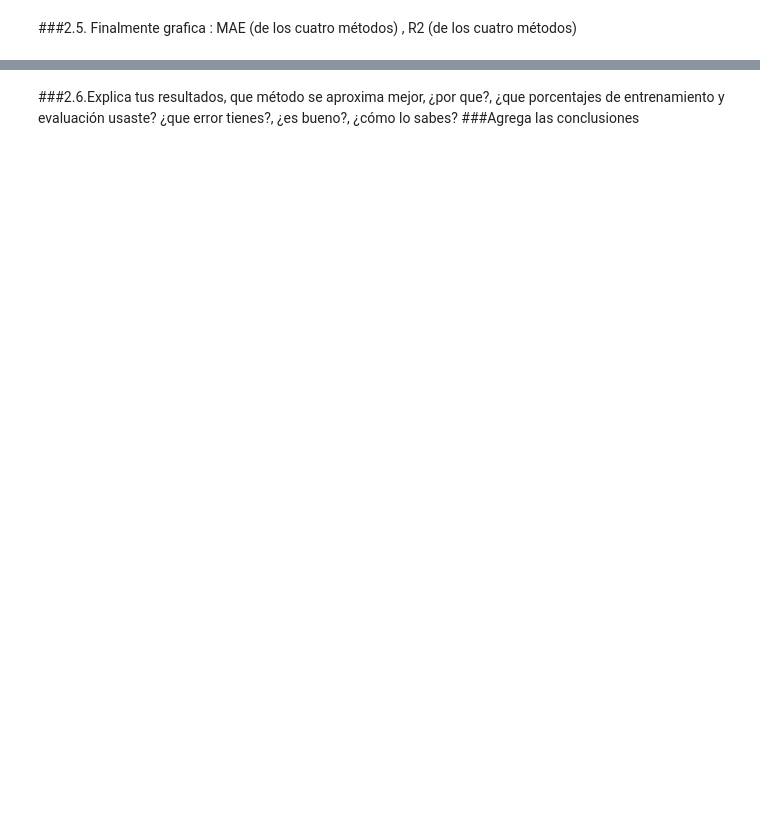
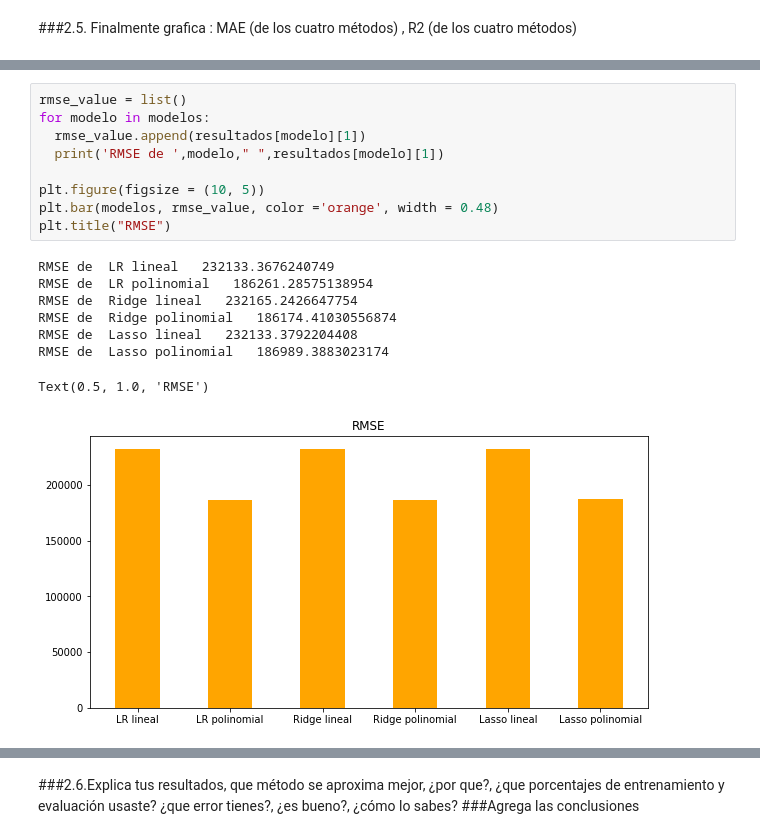
Before and after one commit to PosgradoMNA/actividades-de-aprendizaje-a00351269, a Jupyter notebook: Actividad_Semanal--7.ipynb, the cells around one changed output, grey strips where cells are left out. Drawn from its saved outputs; the diff is of its cells as text; blank space fills up the shorter version.

```diff
--- a/Actividad_Semanal--7.ipynb
+++ b/Actividad_Semanal--7.ipynb
@@ -722,0 +827,18 @@ KeyboardInterrupt: ignored
+# %%
+rmse_value = list()
+for modelo in modelos:
+  rmse_value.append(resultados[modelo][1])
+  print('RMSE de ',modelo," ",resultados[modelo][1])
+
+plt.figure(figsize = (10, 5))
+plt.bar(modelos, rmse_value, color ='orange', width = 0.48)
+plt.title("RMSE")
+# %% [output]
+RMSE de  LR lineal   232133.3676240749
+RMSE de  LR polinomial   186261.28575138954
+RMSE de  Ridge lineal   232165.2426647754
+RMSE de  Ridge polinomial   186174.41030556874
+RMSE de  Lasso lineal   232133.3792204408
+RMSE de  Lasso polinomial   186989.3883023174
+Text(0.5, 1.0, 'RMSE')
+[figure, added]
```
Also changed, not shown: parts of 18 cells of this notebook.
